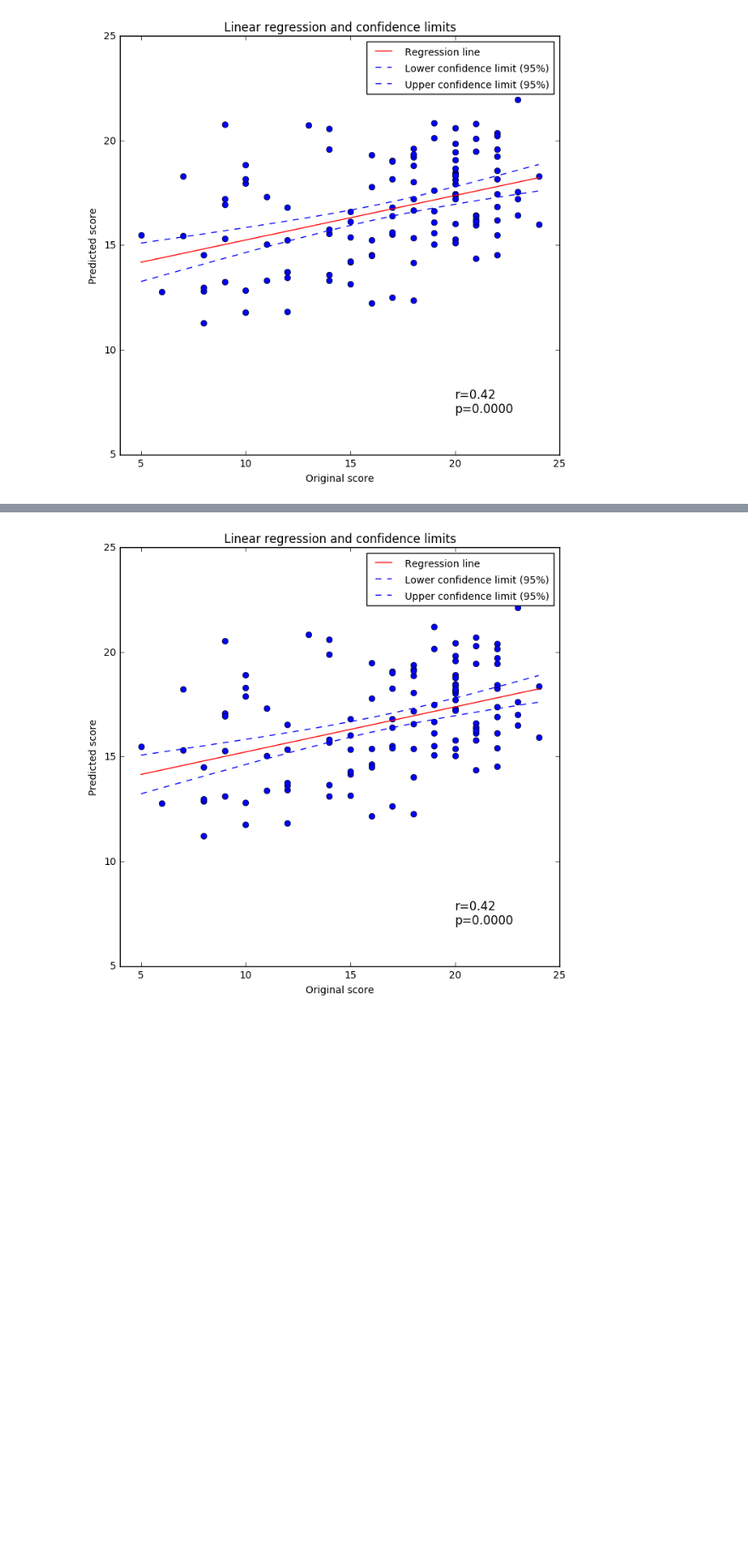
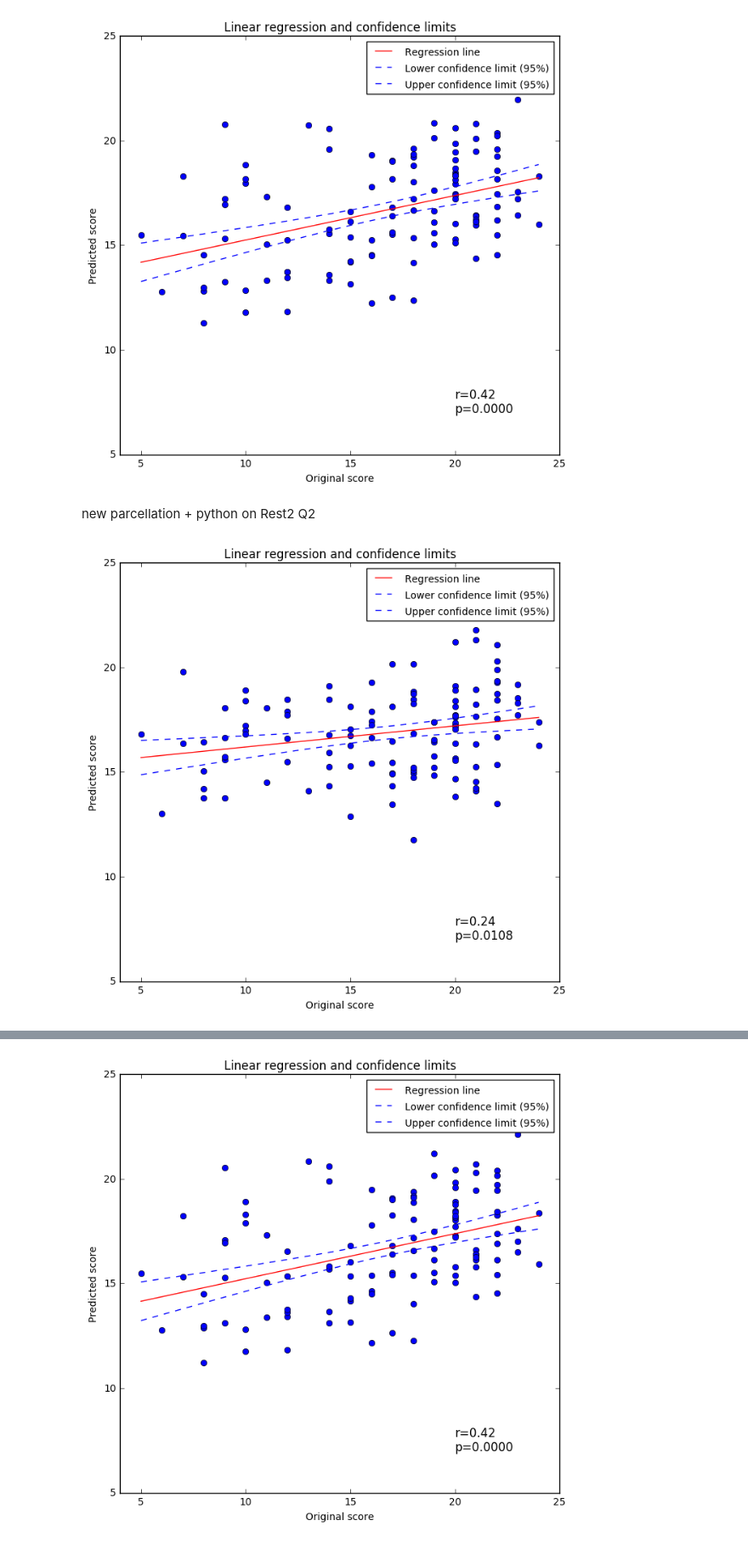
Before and after one commit to paola-g/fc_reproducibility, a Jupyter notebook: python/pipelineCustom.ipynb, the cells around one changed output, grey strips where cells are left out. Shown at 85% size. Saved outputs shown, nothing was run; the diff lists cells and outputs as text; code cells hidden in the pictures; blank space fills up the shorter version.

```diff
--- a/python/pipelineCustom.ipynb
+++ b/python/pipelineCustom.ipynb
@@ -910,6 +910,8 @@ def VoxelNormalization(niiImg, flavor, masks, imgInfo):
         return niiImg
     elif flavor[0] == 'pcSigCh':
         niiImg = 100 * (niiImg - np.mean(niiImg,axis=1)[:,np.newaxis]) / np.mean(niiImg,axis=1)[:,np.newaxis]
+    elif flavor[0] == 'demean':
+        niiImg = niiImg - niiImg.mean(1)[:,np.newaxis]
     else:
         print 'Warning! Wrong normalization flavor. Nothing was done'
     return niiImg
@@ -995,7 +997,7 @@ def runPipeline(subject, fmriRun, fmriFile):
 
     print 'Step 0'
     print 'Building WM, CSF and GM masks...'
-    masks = makeTissueMasks(subject,fmriRun,config.overwrite)
+    masks = makeTissueMasks(subject,fmriRun,False)
     maskAll, maskWM_, maskCSF_, maskGM_ = masks
 
     print 'Loading data in memory...'
@@ -1109,7 +1111,7 @@ def runPipeline(subject, fmriRun, fmriFile):
             cmd = 'wb_command -cifti-convert -to-text {} {}'.format(op.join(buildpath(subject,fmriRun),outFile+'.dtseries.nii'),
                                                                    op.join(buildpath(subject,fmriRun),outFile+'.tsv'))
             call(cmd, shell=True)
-            fmriPrepro = np.loadtxt(op.join(buildpath(subject,fmriRun),outFile+'.tsv');
+            fmriPrepro = np.loadtxt(op.join(buildpath(subject,fmriRun),outFile+'.tsv'));
 
 
         for iParcel in uniqueParcels:
@@ -1125,6 +1127,6 @@ def runPipeline(subject, fmriRun, fmriFile):
         # delete decompressed input files
         cmd = 'rm {}'.format(op.join(buildpath(subject, fmriRun), fmriRun+'.nii'))
         call(cmd, shell=True)
-        cmd = 'rm {}'.format(outFilePath, fmriRun+'.nii'))
+        cmd = 'rm {}'.format(outFilePath, fmriRun+'.nii')
         call(cmd, shell=True)
         del fmriPrepro
@@ -1339,7 +1339,7 @@ sio.savemat(op.join(ResultsDir,'{}_HCP_{}.mat'.format(config.thisRun,config.rele
 # %% [markdown]
 ### Behavioral prediction
 # %%
-toLoad = '/media/paola/ToshibaPG/rfMRI_REST1_HCP_Q2.mat'
+toLoad = '/media/paola/ToshibaPG/rfMRI_REST1_HCP_S500.mat'
 data = sio.loadmat(toLoad)
 
 ## INPUTS
@@ -1482,3 +1482,13 @@ y = np.ravel(predictions_pos)
 plot_corrs(x,y)
 # %% [output]
 [figure]
+# %% [markdown]
+new parcellation + python on Rest2 Q2
+# %%
+x = np.ravel(gF)
+y = np.ravel(predictions_pos)
+
+
+plot_corrs(x,y)
+# %% [output]
+[figure, added]
```
Also changed, not shown: parts of 22 cells of this notebook.
